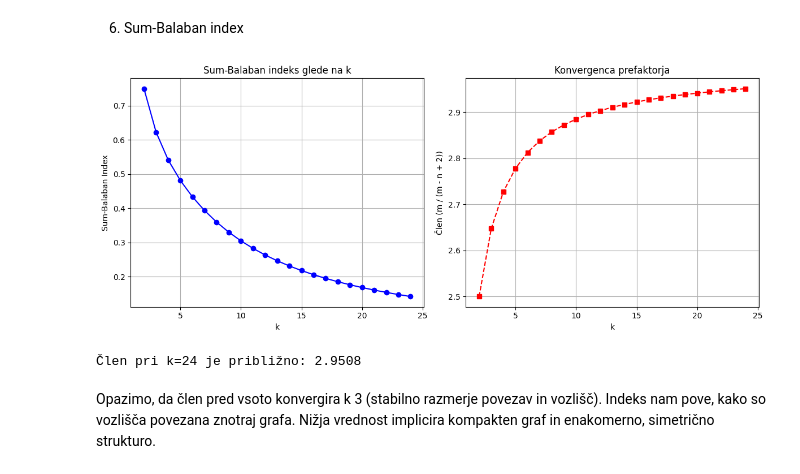
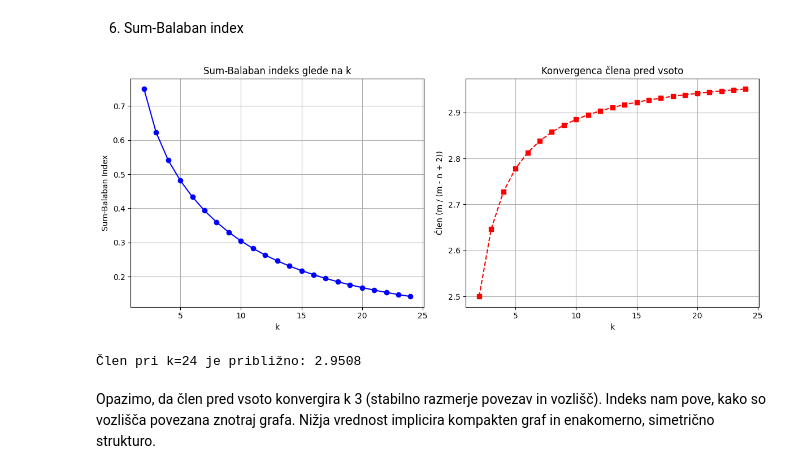
Before and after one commit to FlusAljaz/Distance-vector-of-non-tubical-nanotube-fullerenes-of-type-5-0-, a Jupyter notebook: projektna.ipynb, the cells around one changed output. Saved outputs shown, nothing was run; the diff lists cells and outputs as text; code cells hidden in the pictures.

```diff
--- a/projektna.ipynb
+++ b/projektna.ipynb
@@ -1407,7 +1407,7 @@ def check_xi_ad(k):
 def check_xi_1(k):
     nanotube = ntf(k)
     ξ1_actual = nanotube.compute_first_eccentric_connectivity_index()
-    ξ1_expected1 = 1/6*k * (2*k - 1) * (7*k -1)
+    ξ1_expected1 = k * (2*k - 1) * (7*k -1) // 6
     ξ1_expected2 = 45 * (k**2) - 15 * k
     print(f"(c) ξ1(G) = {ξ1_actual}, Pričakovana vrednost: {ξ1_expected1}, ali {ξ1_expected2}")
     print(f"(c) Je pravilno? {'Da' if ξ1_actual == ξ1_expected1 else 'Ne'}")
@@ -1473,7 +1473,7 @@ k = 59
 # %% [markdown]
 Testiranje točke c
 # %%
-for k in range(2, 20):
+for k in range(2, 100):
     check_xi_1(k)
     print(f"k = {k}")
 # %% [output]
@@ -2086,0 +2055,29 @@ Je v omejitvah? False
+# %%
+k_values = range(20, 30)  # Manjši interval za jasen prikaz
+alpha_values = [-2, -1, 0.5, 3, 5]  # Problematične in dobre vrednosti α
+
+# Priprava podatkov za prikaz, kje izrek ne drži
+incorrect_results = []
+
+for k in k_values:
+    for alpha in alpha_values:
+        L = compute_L(k, alpha)
+        P = compute_P(k, alpha)
+        actual_W_alpha = compute_actual_W_alpha(k, alpha)
+        W_9_alpha = compute_W9_alpha(k, alpha)
+
+        if L is not None and P is not None:
+            lower_bound = min(L, P) + W_9_alpha
+            upper_bound = max(L, P) + W_9_alpha
+
+
+            # Preverimo, če dejanska vrednost ni znotraj intervala
+            if not (lower_bound <= actual_W_alpha <= upper_bound):
+                incorrect_results.append((k, alpha,  lower_bound , actual_W_alpha, upper_bound  , W_9_alpha, L , P ))
+
+incorrect_df = pd.DataFrame(incorrect_results, columns=['k', 'alpha', 'Spodnja meja', 'W_alpha', 'Zgornja meja' , 'W_9_alpha', 'L' , 'P'])
+incorrect_df_sorted = incorrect_df.sort_values(by=['alpha', 'k'])
+
+pd.set_option('display.max_rows', None)  # Prikaže vse vrstice
+pd.set_option('display.max_columns', None)  # Prikaže vse stolpce
+print(incorrect_df_sorted)
@@ -2141,9 +2155,7 @@ def sum_balaban_index(G):
 
     return sb_index, m / (m - n + 2)
 
-
-# Sedaj izvedimo test in analizo konvergence:
-k_values = list(range(2, 25))  # k od 2 do 24
+k_values = list(range(2, 25))
 sb_indices = []
 prefactors = []
 
@@ -2151,37 +2163,37 @@ for k in k_values:
     molecule = ntf(k)
     G = molecule.G
 
     sb_index, prefactor = sum_balaban_index(G)
     sb_indices.append(sb_index)
     prefactors.append(prefactor)
 
-# Vizualizacija rezultatov
+
 plt.figure(figsize=(12, 5))
 
 # Sum-Balaban indeks
 plt.subplot(1, 2, 1)
 plt.plot(k_values, sb_indices, marker='o', linestyle='-', color='blue')
 plt.xlabel('k')
 plt.ylabel('Sum-Balaban Index')
 plt.title('Sum-Balaban indeks glede na k')
 plt.grid(True)
 
 # člen pred vsoto
 plt.subplot(1, 2, 2)
 plt.plot(k_values, prefactors, marker='s', linestyle='--', color='red')
 plt.xlabel('k')
 plt.ylabel('Člen (m / (m - n + 2))')
-plt.title('Konvergenca prefaktorja')
+plt.title('Konvergenca člena pred vsoto')
 plt.grid(True)
 
 plt.tight_layout()
 plt.show()
 
-# Preverimo kam konvergira prefaktor:
+# Preverimo kam konvergira člen pred vsoto:
 lim_prefactor = prefactors[-1]
 print(f"Člen pri k={k_values[-1]} je približno: {lim_prefactor:.4f}")
 # %% [output]
-[figure, old version]
+[figure, new version]
 Člen pri k=24 je približno: 2.9508
 # %% [markdown]
 Opazimo, da člen pred vsoto konvergira k 3 (stabilno razmerje povezav in vozlišč). Indeks nam pove, kako so vozlišča povezana znotraj grafa. Nižja vrednost implicira kompakten graf in enakomerno, simetrično strukturo.
```
Also changed, not shown: parts of 28 cells of this notebook, 1 other file.
